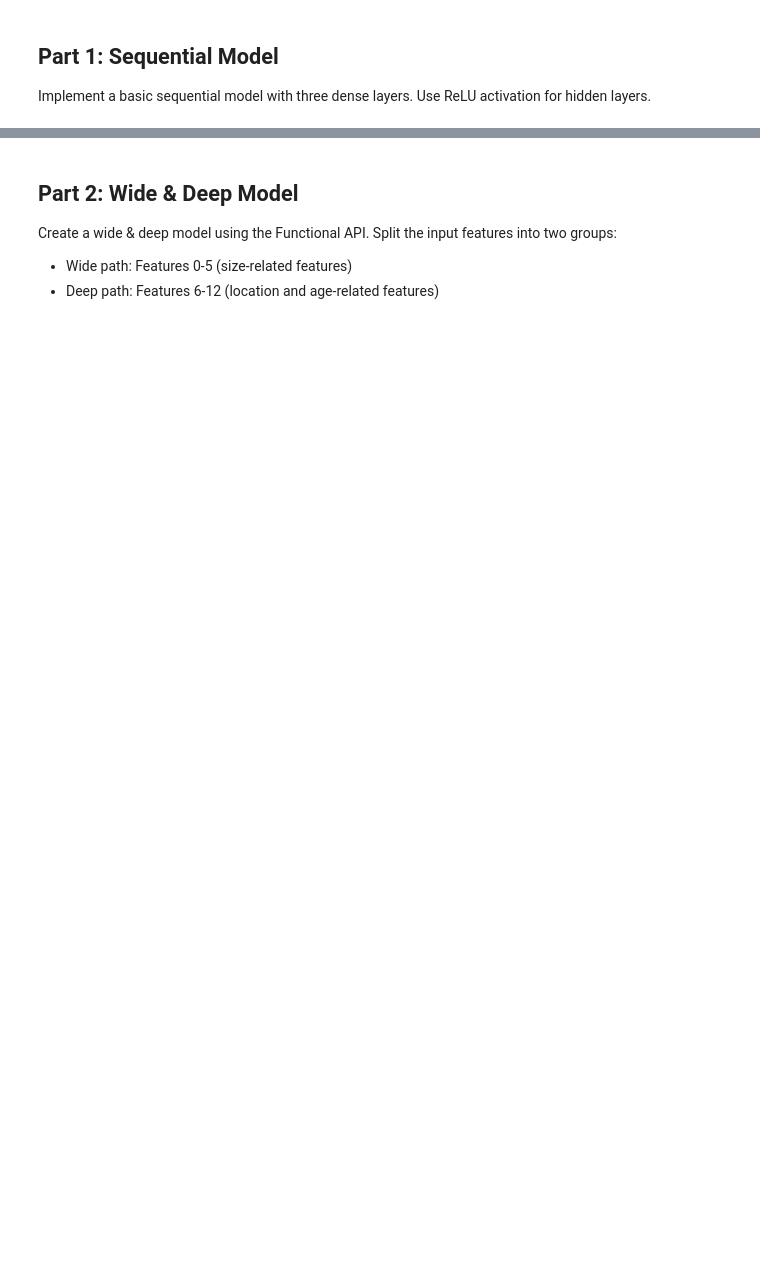
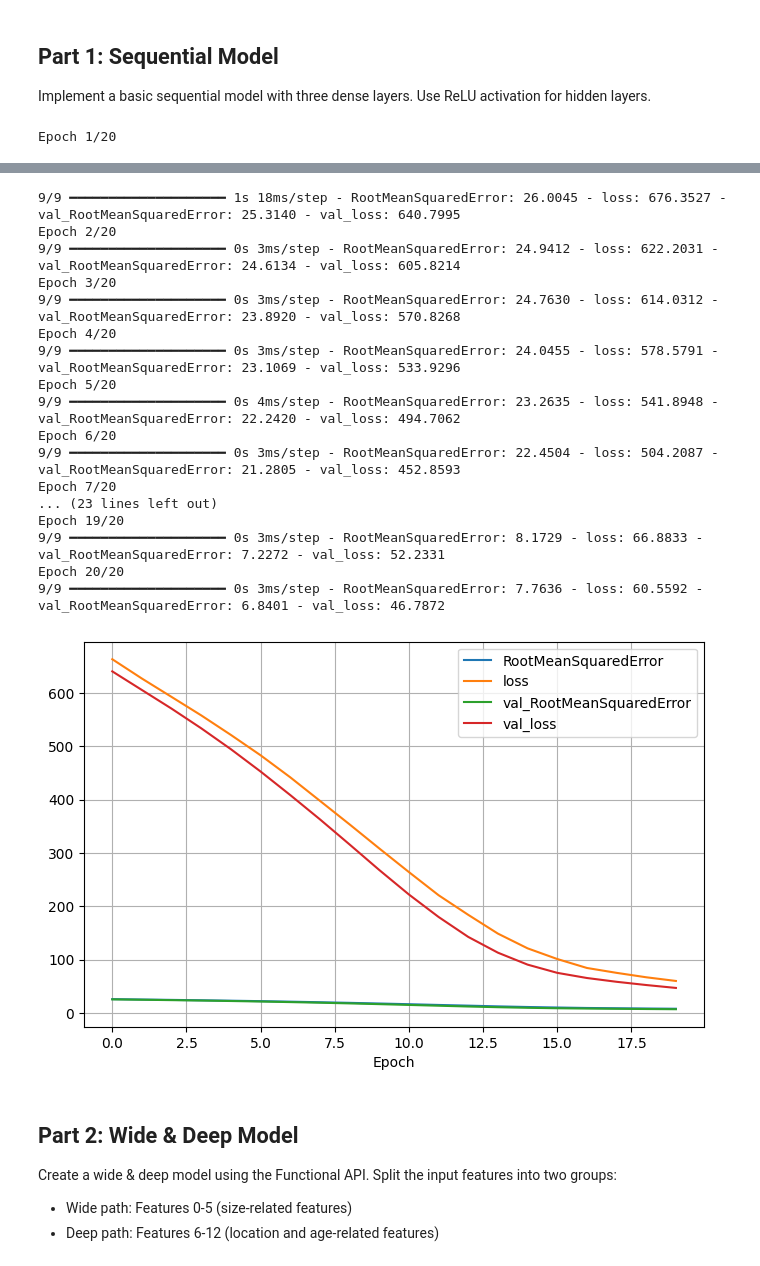
Before and after one commit to SU-IST707/week11-student-lecture-materials-cjkneiss, a Jupyter notebook: 11-week11/lab_exercises.ipynb, the cells around one changed output, grey strips where cells are left out. Drawn from its saved outputs; the diff is of its cells as text; code cells hidden in the pictures; blank space fills up the shorter version.

```diff
--- a/11-week11/lab_exercises.ipynb
+++ b/11-week11/lab_exercises.ipynb
@@ -50,13 +79,12 @@ Implement a basic sequential model with three dense layers. Use ReLU activation
 # %%
 
 def create_sequential_model():
-    # TODO: Implement a sequential model with:
-    # - Input layer (13 features)
-    # - Hidden layer with 30 neurons and ReLU activation
-    # - Hidden layer with 30 neurons and ReLU activation
-    # - Output layer with 1 neuron (no activation)
-    # Use "he_normal" initialization for the layers
-    model = None # Your code here
+    model = tf.keras.models.Sequential([
+        tf.keras.layers.InputLayer(input_shape=(13,)),  # Input layer with 13 features
+        tf.keras.layers.Dense(30, activation="relu", kernel_initializer="he_normal"),  # First hidden layer
+        tf.keras.layers.Dense(30, activation="relu", kernel_initializer="he_normal"),  # Second hidden layer
+        tf.keras.layers.Dense(1)                                    # Output layer (no activation for regression)
+    ])
     return model
 
 # Training
@@ -68,3 +96,5 @@ history_sequential = model_sequential.fit(
     validation_data=(X_valid_scaled, y_valid))
 
 plot_learning_curves(history_sequential)
+# %% [output]
+Epoch 1/20
@@ -71,3 +102,21 @@ plot_learning_curves(history_sequential)
+9/9 ━━━━━━━━━━━━━━━━━━━━ 1s 18ms/step - RootMeanSquaredError: 26.0045 - loss: 676.3527 - val_RootMeanSquaredError: 25.3140 - val_loss: 640.7995
+Epoch 2/20
+9/9 ━━━━━━━━━━━━━━━━━━━━ 0s 3ms/step - RootMeanSquaredError: 24.9412 - loss: 622.2031 - val_RootMeanSquaredError: 24.6134 - val_loss: 605.8214
+Epoch 3/20
+9/9 ━━━━━━━━━━━━━━━━━━━━ 0s 3ms/step - RootMeanSquaredError: 24.7630 - loss: 614.0312 - val_RootMeanSquaredError: 23.8920 - val_loss: 570.8268
+Epoch 4/20
+9/9 ━━━━━━━━━━━━━━━━━━━━ 0s 3ms/step - RootMeanSquaredError: 24.0455 - loss: 578.5791 - val_RootMeanSquaredError: 23.1069 - val_loss: 533.9296
+Epoch 5/20
+9/9 ━━━━━━━━━━━━━━━━━━━━ 0s 4ms/step - RootMeanSquaredError: 23.2635 - loss: 541.8948 - val_RootMeanSquaredError: 22.2420 - val_loss: 494.7062
+Epoch 6/20
+9/9 ━━━━━━━━━━━━━━━━━━━━ 0s 3ms/step - RootMeanSquaredError: 22.4504 - loss: 504.2087 - val_RootMeanSquaredError: 21.2805 - val_loss: 452.8593
+Epoch 7/20
+... (23 lines left out)
+Epoch 19/20
+9/9 ━━━━━━━━━━━━━━━━━━━━ 0s 3ms/step - RootMeanSquaredError: 8.1729 - loss: 66.8833 - val_RootMeanSquaredError: 7.2272 - val_loss: 52.2331
+Epoch 20/20
+9/9 ━━━━━━━━━━━━━━━━━━━━ 0s 3ms/step - RootMeanSquaredError: 7.7636 - loss: 60.5592 - val_RootMeanSquaredError: 6.8401 - val_loss: 46.7872
+[figure, added]
 # %% [markdown]
 
 ## Part 2: Wide & Deep Model
```
Also changed, not shown: parts of 12 cells of this notebook.
